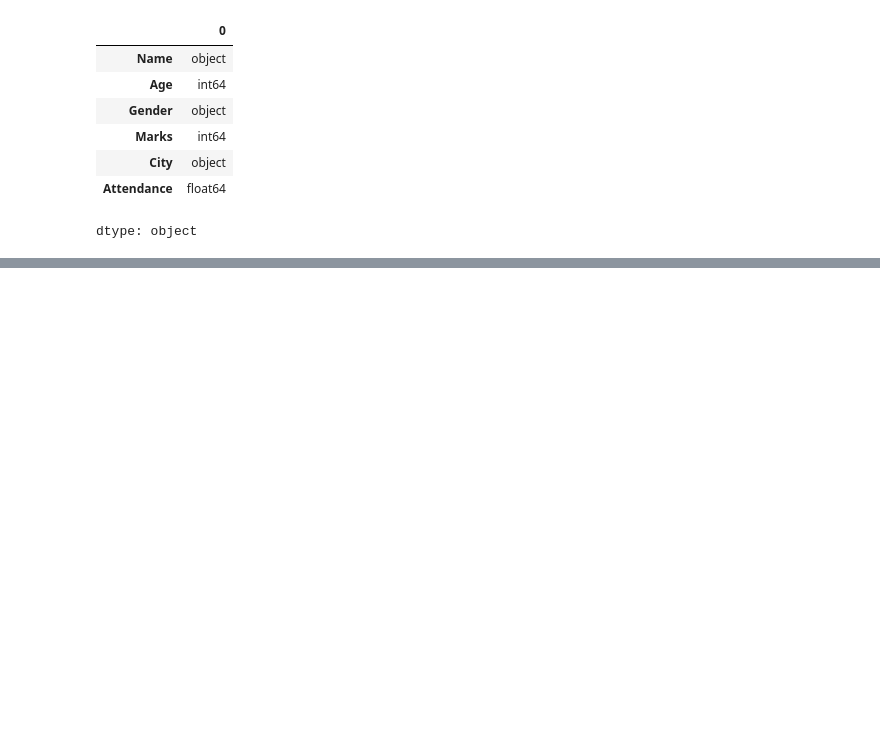
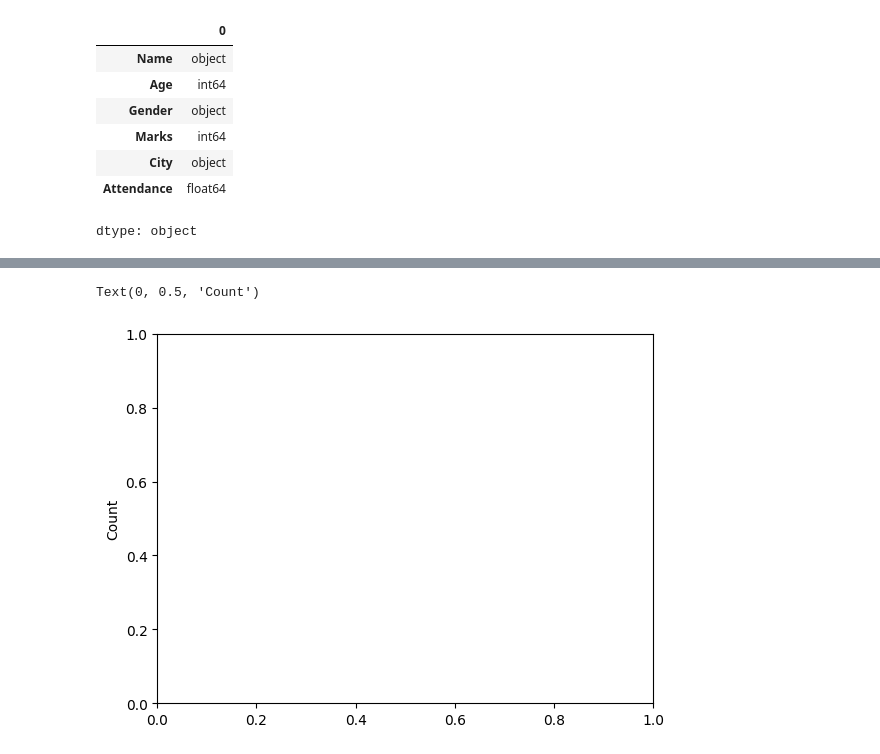
Before and after one commit to ELaNGO-02/AI-Training, a Jupyter notebook: day1Task.ipynb, the cells around one changed output, grey strips where cells are left out. Saved outputs shown, nothing was run; the diff lists cells and outputs as text; code cells hidden in the pictures; blank space fills up the shorter version.

```diff
--- a/day1Task.ipynb
+++ b/day1Task.ipynb
@@ -66,0 +148,5 @@ memory usage: 612.0+ bytes
+# %%
+plt.ylabel("Count")
+# %% [output]
+Text(0, 0.5, 'Count')
+[figure, added]
```
Also changed, not shown: parts of 15 cells of this notebook.
